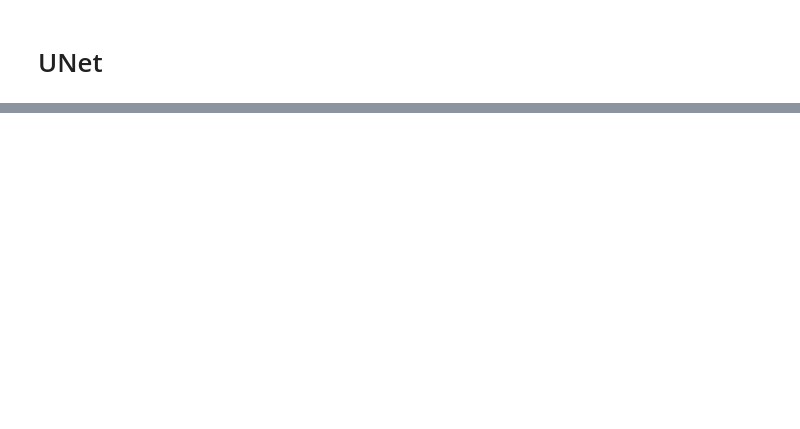
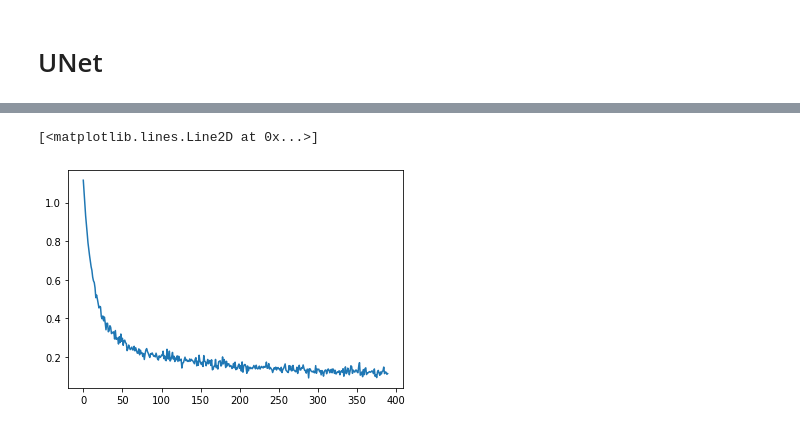
Before and after one commit to adhamghazali/drawnet, a Jupyter notebook: diffusion_models.ipynb, the cells around one changed output, grey strips where cells are left out. Saved outputs shown, nothing was run; the diff lists cells and outputs as text; code cells hidden in the pictures; blank space fills up the shorter version.

```diff
--- a/diffusion_models.ipynb
+++ b/diffusion_models.ipynb
@@ -97,0 +112,40 @@ image.resize((32*4*2, 32*4), Image.NEAREST)
+# %%
+model = unet.UNet(n_channels=32).cuda()
+
+n_steps = 100
+beta = torch.linspace(0.0001, 0.04, n_steps).cuda()
+alpha = 1. - beta
+alpha_bar = torch.cumprod(alpha, dim=0)
+
+
+def add_noise_fast(x0, t):
+    mean = gather(alpha_bar, t) ** 0.5 * x0
+    var = 1-gather(alpha_bar, t)
+    eps = torch.randn_like(x0).to(x0.device)
+    return mean + (var ** 0.5) * eps, eps
+
+batch_size = 128
+lr = 2e-4
+
+losses = []
+
+dataset = cifar10['train']#.select(range(100))
+
+optim = torch.optim.AdamW(model.parameters(), lr=lr)
+
+for i in range(0, len(dataset)-batch_size, batch_size):
+
+    optim.zero_grad()
+    ims = [dataset[idx]['img'] for idx in range(i,i+batch_size)]
+    tims = [img_to_tensor(im).cuda() for im in ims]
+    x0 = torch.cat(tims)
+    t = torch.randint(0, n_steps, (batch_size,), dtype=torch.long).cuda()
+    xt, noise = add_noise_fast(x0, t)
+
+    pred_noise = model(xt.float(), t)
+    loss = F.mse_loss(noise.float(), pred_noise)
+    losses.append(loss.item())
+    loss.backward()
+    optim.step()
+    if i%200==0:
+        print(loss)
@@ -97,0 +176,6 @@ image.resize((32*4*2, 32*4), Image.NEAREST)
+# %%
+from matplotlib import pyplot as plt
+plt.plot(losses)
+# %% [output]
+[<matplotlib.lines.Line2D at 0x...>]
+[figure, added]
```
Also changed, not shown: parts of 5 cells of this notebook, 1 other file.
